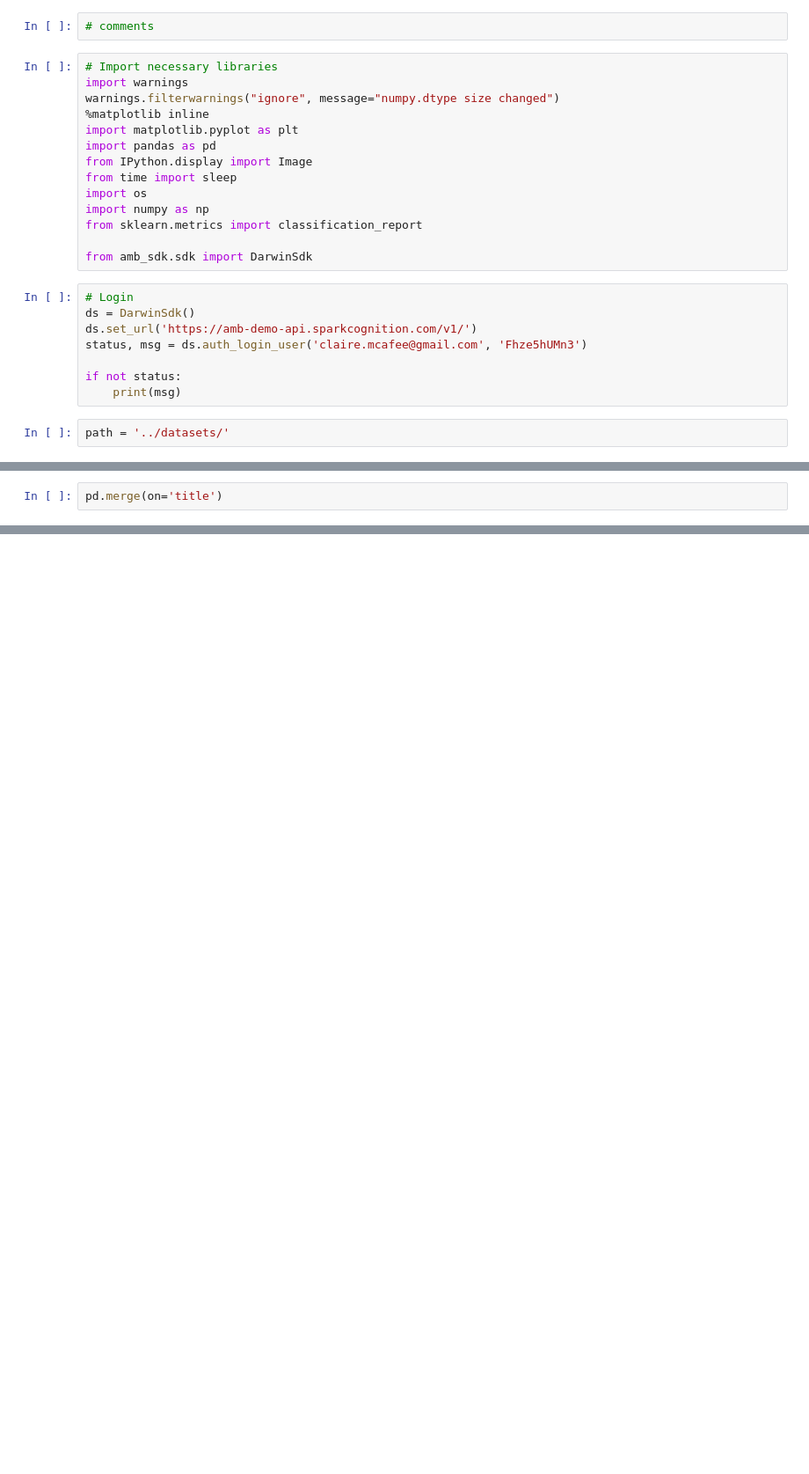
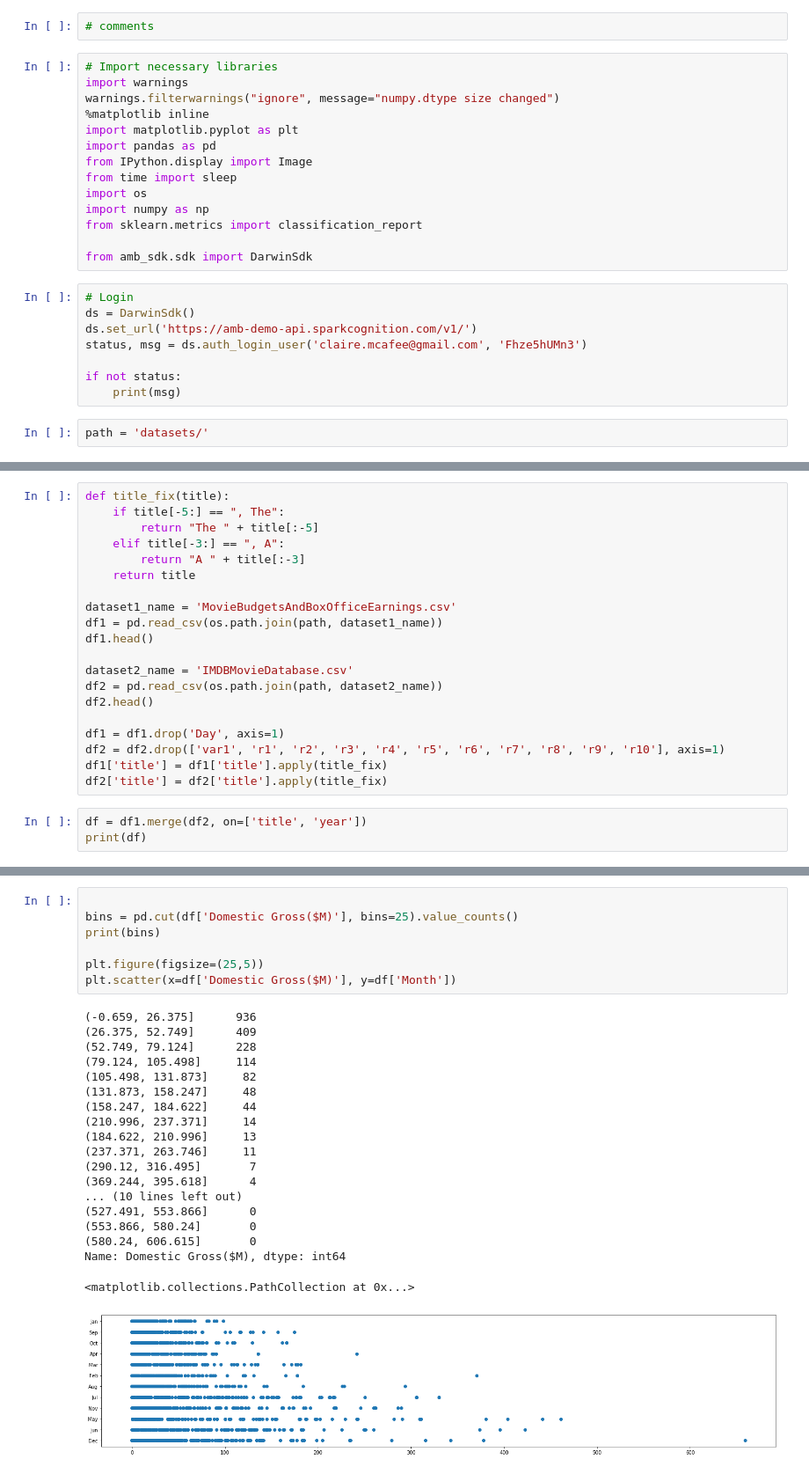
Before and after one commit to JZillifro/cs363_data_mining_final, a Jupyter notebook: darwin-sdk-master/DataMiningProject.ipynb, the cells around one changed output, grey strips where cells are left out. Shown at 88% size. Cells and saved outputs as stored; diff of their text form; blank space fills up the shorter version.

```diff
--- a/darwin-sdk-master/DataMiningProject.ipynb
+++ b/darwin-sdk-master/DataMiningProject.ipynb
@@ -23,4 +23,4 @@ status, msg = ds.auth_login_user('claire.mcafee@gmail.com', 'Fhze5hUMn3')
 if not status:
     print(msg)
 # %%
-path = '../datasets/'
+path = 'datasets/'
@@ -45,2 +27,23 @@ df.head()
+# %%
+def title_fix(title):
+    if title[-5:] == ", The":
+        return "The " + title[:-5]
+    elif title[-3:] == ", A":
+        return "A " + title[:-3]
+    return title
+
+dataset1_name = 'MovieBudgetsAndBoxOfficeEarnings.csv'
+df1 = pd.read_csv(os.path.join(path, dataset1_name))
+df1.head()
+
+dataset2_name = 'IMDBMovieDatabase.csv'
+df2 = pd.read_csv(os.path.join(path, dataset2_name))
+df2.head()
+
+df1 = df1.drop('Day', axis=1)
+df2 = df2.drop(['var1', 'r1', 'r2', 'r3', 'r4', 'r5', 'r6', 'r7', 'r8', 'r9', 'r10'], axis=1)
+df1['title'] = df1['title'].apply(title_fix)
+df2['title'] = df2['title'].apply(title_fix)
 # %%
-pd.merge(on='title')
+df = df1.merge(df2, on=['title', 'year'])
+print(df)
@@ -46,0 +68,27 @@ pd.merge(on='title')
+# %%
+
+bins = pd.cut(df['Domestic Gross($M)'], bins=25).value_counts()
+print(bins)
+
+plt.figure(figsize=(25,5))
+plt.scatter(x=df['Domestic Gross($M)'], y=df['Month'])
+# %% [output]
+(-0.659, 26.375]      936
+(26.375, 52.749]      409
+(52.749, 79.124]      228
+(79.124, 105.498]     114
+(105.498, 131.873]     82
+(131.873, 158.247]     48
+(158.247, 184.622]     44
+(210.996, 237.371]     14
+(184.622, 210.996]     13
+(237.371, 263.746]     11
+(290.12, 316.495]       7
+(369.244, 395.618]      4
+... (10 lines left out)
+(527.491, 553.866]      0
+(553.866, 580.24]       0
+(580.24, 606.615]       0
+Name: Domestic Gross($M), dtype: int64
+<matplotlib.collections.PathCollection at 0x...>
+[figure, added]
```
Also changed, not shown: parts of 6 cells of this notebook, 2 other files.
